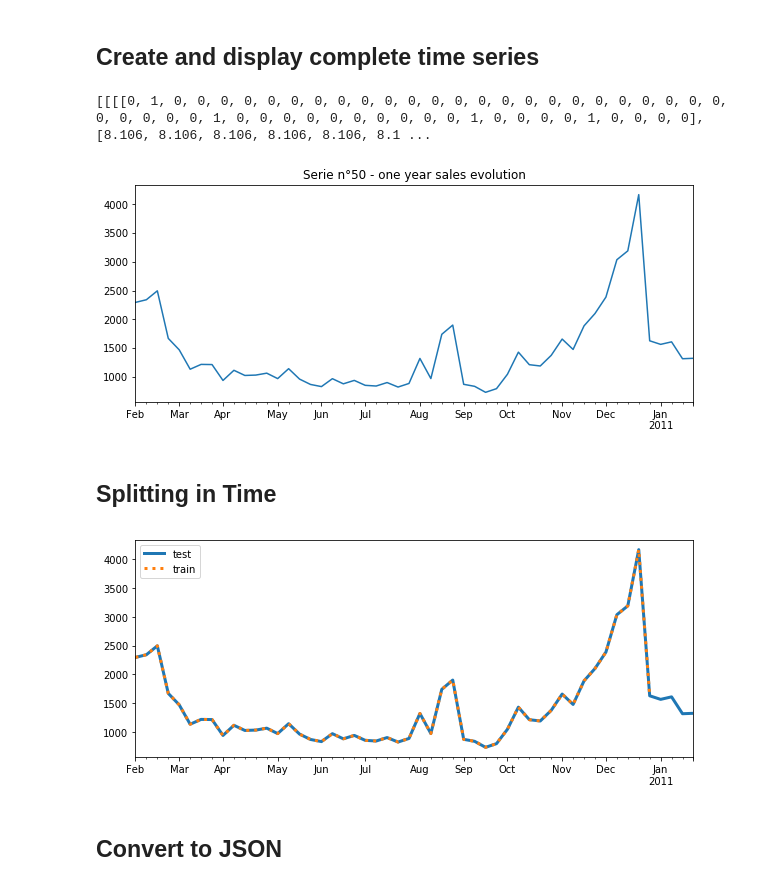
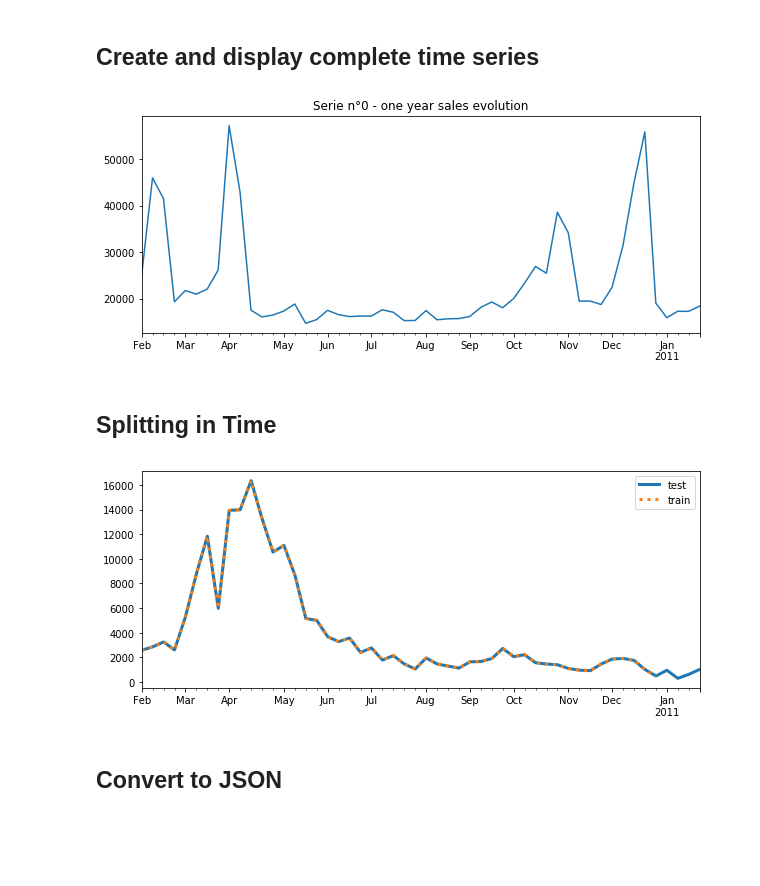
Before and after one commit to Corentin-M/Sales_forecasting, a Jupyter notebook: DeepAR_Dynamic_feat.ipynb, the cells around one changed output. Drawn from its saved outputs; the diff is of its cells as text; code cells hidden in the pictures; blank space fills up the shorter version.

```diff
--- a/DeepAR_Dynamic_feat.ipynb
+++ b/DeepAR_Dynamic_feat.ipynb
@@ -238,7 +240,3 @@ test_dynamic_features = make_dyn_feat(train_df, features, full_years,prediction,
-# %%
-print(test_dynamic_features)
-# %% [output]
-[[[[0, 1, 0, 0, 0, 0, 0, 0, 0, 0, 0, 0, 0, 0, 0, 0, 0, 0, 0, 0, 0, 0, 0, 0, 0, 0, 0, 0, 0, 0, 0, 1, 0, 0, 0, 0, 0, 0, 0, 0, 0, 0, 1, 0, 0, 0, 0, 1, 0, 0, 0, 0], [8.106, 8.106, 8.106, 8.106, 8.106, 8.1 ...
 # %%
 def make_time_series(df, years, freq='W-FRI'):
     '''Creates as many time series as they are stores x departments x complete years.
@@ -298,14 +296,14 @@ freq='W-FRI' # weekly recordings
 time_series = make_time_series(train_df, full_years, freq=freq)
 # %%
 # display first time series
-time_series_idx = 50
+time_series_idx = 0
 
 # plot time series except the last two values corresponding to store and department
 plt.figure(figsize=(10,4))
 time_series[time_series_idx][:-2].plot(title='Serie n°{} - one year sales evolution'.format(time_series_idx))
 plt.show()
 # %% [output]
-[figure, old version]
+[figure, new version]
 # %% [markdown]
 ## Splitting in Time
 # %%
@@ -342,18 +340,18 @@ time_series_training = create_training_series(time_series, prediction_length)
 train_dynamic_features = make_dyn_feat(train_df, features, full_years,prediction_length, freq=freq)
 # %%
 # display train/test time series
-time_series_idx = 50
+time_series_idx = 100
 
 plt.figure(figsize=(10,4))
 # test data is the whole time series
 time_series[time_series_idx][:-2].plot(label='test', lw=3)
 # train data is all but the last prediction pts
 time_series_training[time_series_idx][:-2].plot(label='train', ls=':', lw=3)
 
 plt.legend()
 plt.show()
 # %% [output]
-[figure, old version]
+[figure, new version]
 # %% [markdown]
 ## Convert to JSON
 # %%
```
Also changed, not shown: parts of 30 cells of this notebook.
